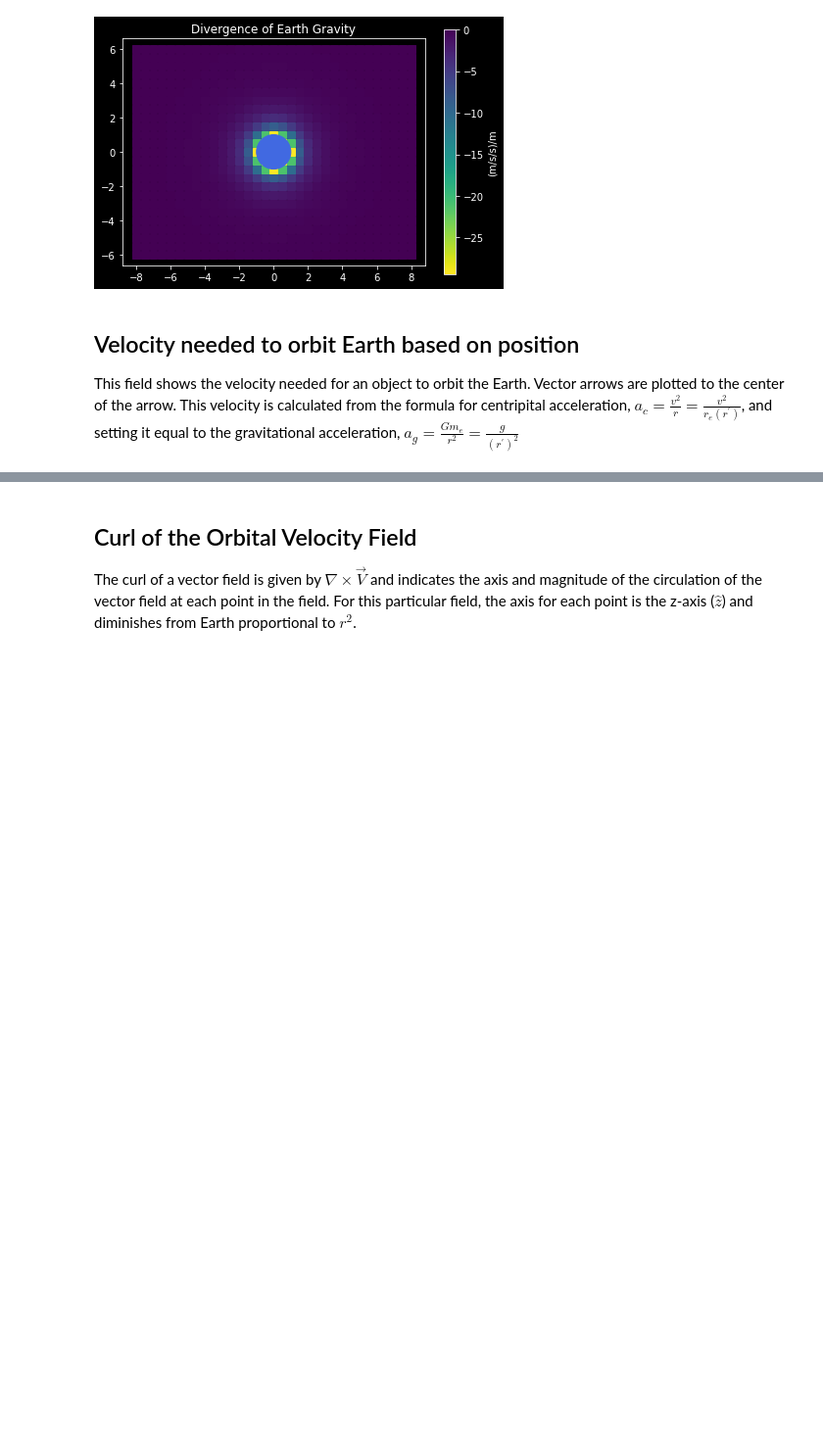
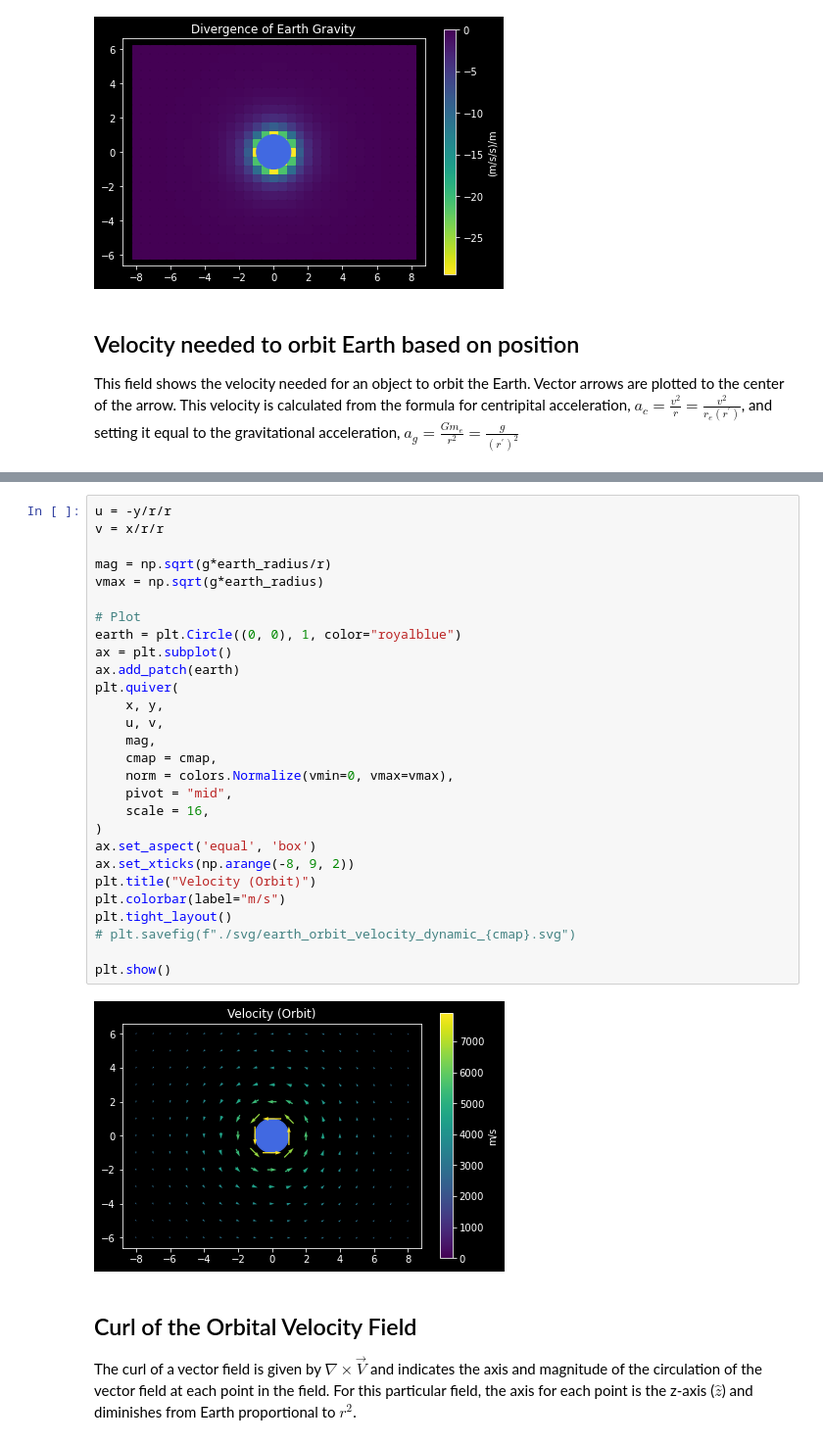
Before and after one commit to zachartrand/Field-plots, a Jupyter notebook: earth_gravity/earth_gravity.ipynb, the cells around one changed output, grey strips where cells are left out. Shown: that part at 98% size. Cells and saved outputs as stored; diff of their text form; blank space fills up the shorter version.

```diff
--- a/earth_gravity/earth_gravity.ipynb
+++ b/earth_gravity/earth_gravity.ipynb
@@ -157,6 +186,36 @@ plt.tight_layout()
 plt.show()
 # %% [output]
 [figure]
+# %%
+u = -y/r/r
+v = x/r/r
+
+mag = np.sqrt(g*earth_radius/r)
+vmax = np.sqrt(g*earth_radius)
+
+# Plot
+earth = plt.Circle((0, 0), 1, color="royalblue")
+ax = plt.subplot()
+ax.add_patch(earth)
+plt.quiver(
+    x, y,
+    u, v,
+    mag,
+    cmap = cmap,
+    norm = colors.Normalize(vmin=0, vmax=vmax),
+    pivot = "mid",
+    scale = 16,
+)
+ax.set_aspect('equal', 'box')
+ax.set_xticks(np.arange(-8, 9, 2))
+plt.title("Velocity (Orbit)")
+plt.colorbar(label="m/s")
+plt.tight_layout()
+# plt.savefig(f"./svg/earth_orbit_velocity_dynamic_{cmap}.svg")
+
+plt.show()
+# %% [output]
+[figure, added]
 # %% [markdown]
 ## Curl of the Orbital Velocity Field
 
```
Also changed, not shown: parts of 7 cells of this notebook.
